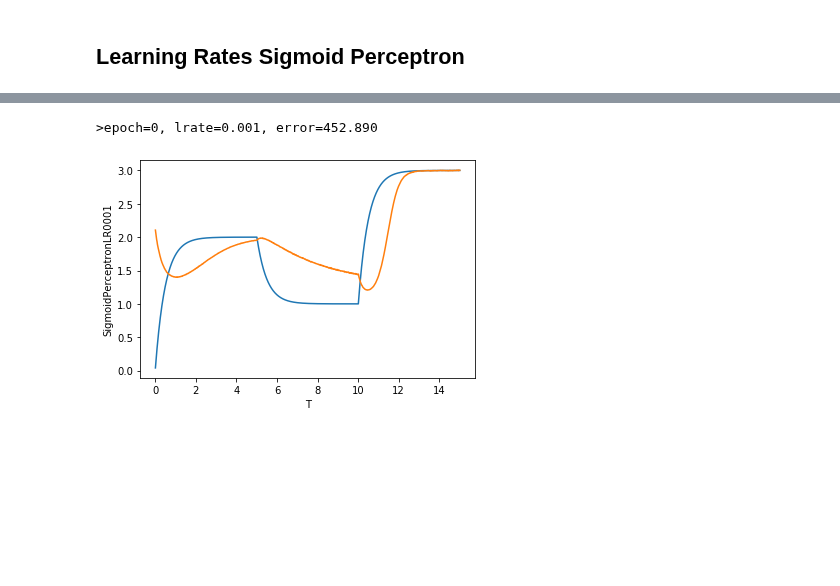
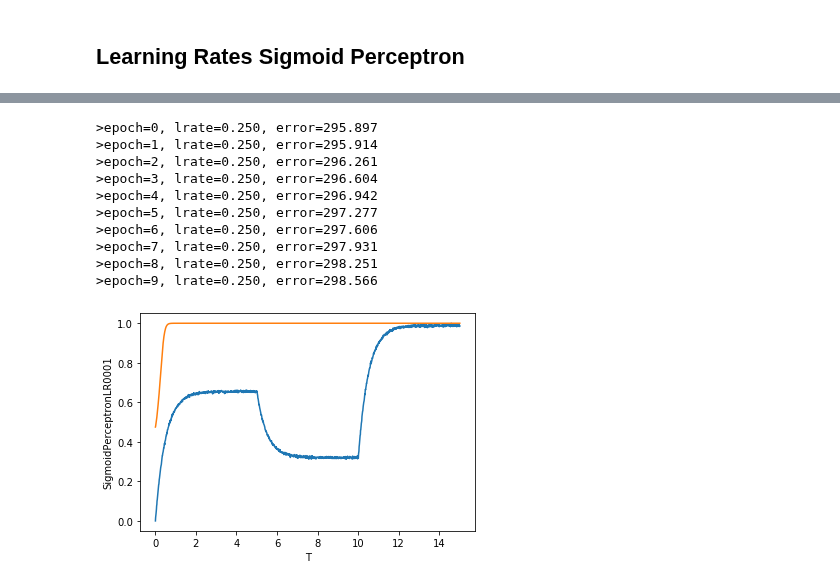
Before and after one commit to JamesDun2866/Computational-Science, a Jupyter notebook: Computational Science.ipynb, the cells around one changed output, grey strips where cells are left out. Cells and saved outputs as stored; diff of their text form; code cells hidden in the pictures; blank space fills up the shorter version.

```diff
--- a/Computational Science.ipynb
+++ b/Computational Science.ipynb
@@ -682,9 +685,10 @@ t2 = sns.lineplot(x="T", y="Sigmoidfunction12", data=df1) #plot predicted
 # %% [markdown]
 ## Learning Rates Sigmoid Perceptron
 # %%
-xLR001 = Tuple_converter(df1['xNoise'])
-SigmoidPerceptronLR001,ttt = train_weights_sigmoid(xLR001,0.01,1) #Train Perceptron using learning rate 0.01
+xLR001 = Tuple_converter(df1['Normalisedx'])
+SigmoidPerceptronLR001,ttt = train_weights_sigmoid(xLR001,0.01,10) #Train Perceptron using learning rate 0.01
+SigmoidPerceptronLR001 = SelectedEpoch(10,SigmoidPerceptronLR001)
 df1['SigmoidPerceptronLR001'] = SigmoidPerceptronLR001 # add learning rate 0.01 to dataframe
-Noiseplt = sns.lineplot(x="T", y="X", data=df1)  # plot actual
+Noiseplt = sns.lineplot(x="T", y="Normalisedx", data=df1)  # plot actual
 Stepplt = sns.lineplot(x="T", y="SigmoidPerceptronLR001", data=df1) #plot predicted
 # %% [output]
@@ -693,7 +706,8 @@ Stepplt = sns.lineplot(x="T", y="SigmoidPerceptronLR001", data=df1) #plot predic
 # %%
-xLR01 = Tuple_converter(df1['xNoise'])
-SigmoidPerceptronLR01,tttt = train_weights_sigmoid(xLR01,0.1,1) #Train Perceptron using learning rate 0.1
+xLR01 = Tuple_converter(df1['Normalisedx'])
+SigmoidPerceptronLR01,tttt = train_weights_sigmoid(xLR01,0.1,10) #Train Perceptron using learning rate 0.1
+SigmoidPerceptronLR01 = SelectedEpoch(10,SigmoidPerceptronLR01)
 df1['SigmoidPerceptronLR01'] = SigmoidPerceptronLR01 # add learning rate 0.1 to dataframe
-Noiseplt = sns.lineplot(x="T", y="X", data=df1)  # plot actual
+Noiseplt = sns.lineplot(x="T", y="Normalisedx", data=df1)  # plot actual
 Stepplt = sns.lineplot(x="T", y="SigmoidPerceptronLR01", data=df1) #plot predicted
 # %% [output]
@@ -702,9 +725,19 @@ Stepplt = sns.lineplot(x="T", y="SigmoidPerceptronLR01", data=df1) #plot predict
 # %%
-xLR025 = Tuple_converter(df1['xNoise'])
-SigmoidPerceptronLR025,ttttt = train_weights_sigmoid(xLR025,0.001,1) #Train Perceptron using learning rate 0.25
+xLR025 = Tuple_converter(df1['Normalisedx'])
+SigmoidPerceptronLR025,ttttt = train_weights_sigmoid(xLR025,0.25,10) #Train Perceptron using learning rate 0.25
+SigmoidPerceptronLR025 = SelectedEpoch(10,SigmoidPerceptronLR025)
 df1['SigmoidPerceptronLR0001'] = SigmoidPerceptronLR025 # add learning rate 0.25 to dataframe
-Noiseplt = sns.lineplot(x="T", y="X", data=df1)  # plot actual
+Noiseplt = sns.lineplot(x="T", y="Normalisedx", data=df1)  # plot actual
 Stepplt = sns.lineplot(x="T", y="SigmoidPerceptronLR0001", data=df1) #plot predicted
 # %% [output]
->epoch=0, lrate=0.001, error=452.890
+>epoch=0, lrate=0.250, error=295.897
+>epoch=1, lrate=0.250, error=295.914
+>epoch=2, lrate=0.250, error=296.261
+>epoch=3, lrate=0.250, error=296.604
+>epoch=4, lrate=0.250, error=296.942
+>epoch=5, lrate=0.250, error=297.277
+>epoch=6, lrate=0.250, error=297.606
+>epoch=7, lrate=0.250, error=297.931
+>epoch=8, lrate=0.250, error=298.251
+>epoch=9, lrate=0.250, error=298.566
-[figure, old version]
+[figure, new version]
```
Also changed, not shown: parts of 12 cells of this notebook.
